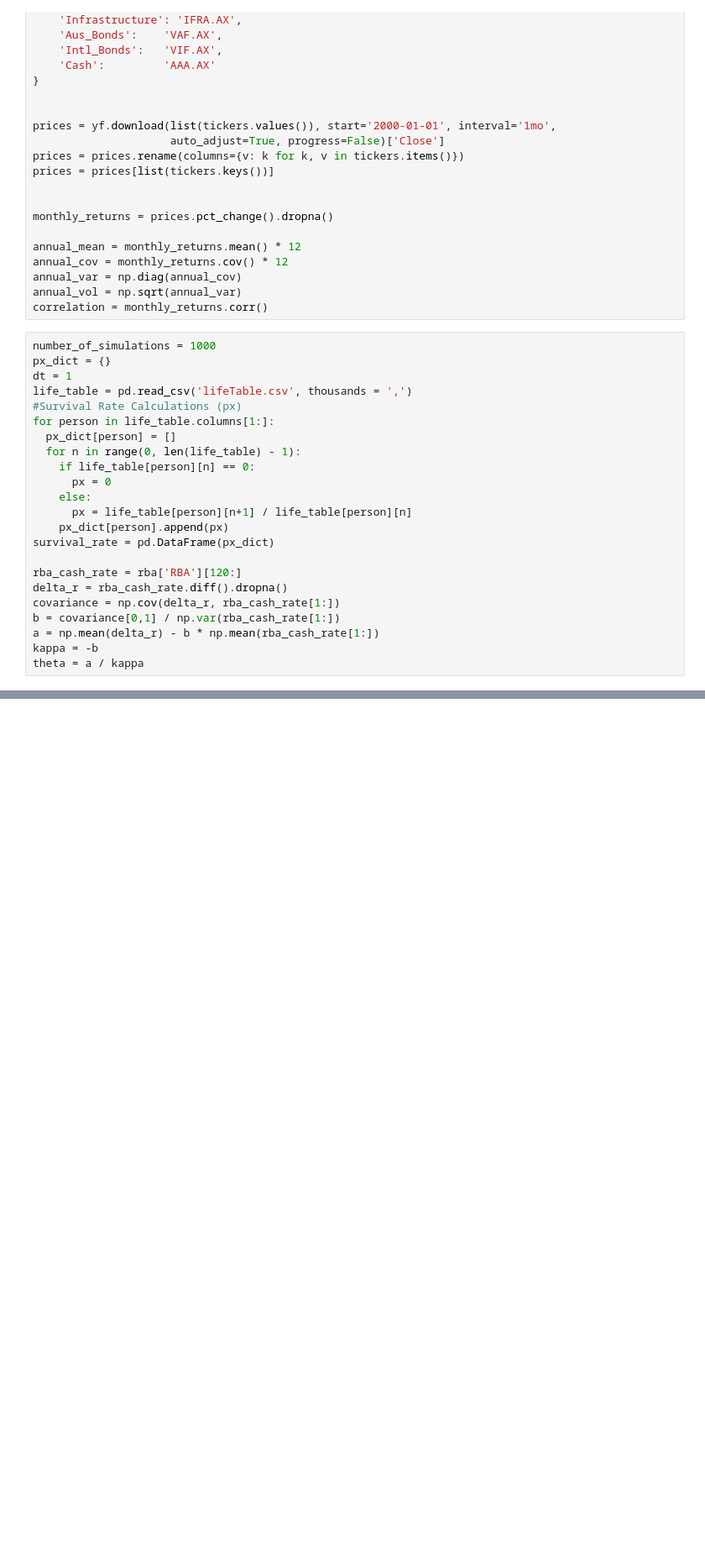
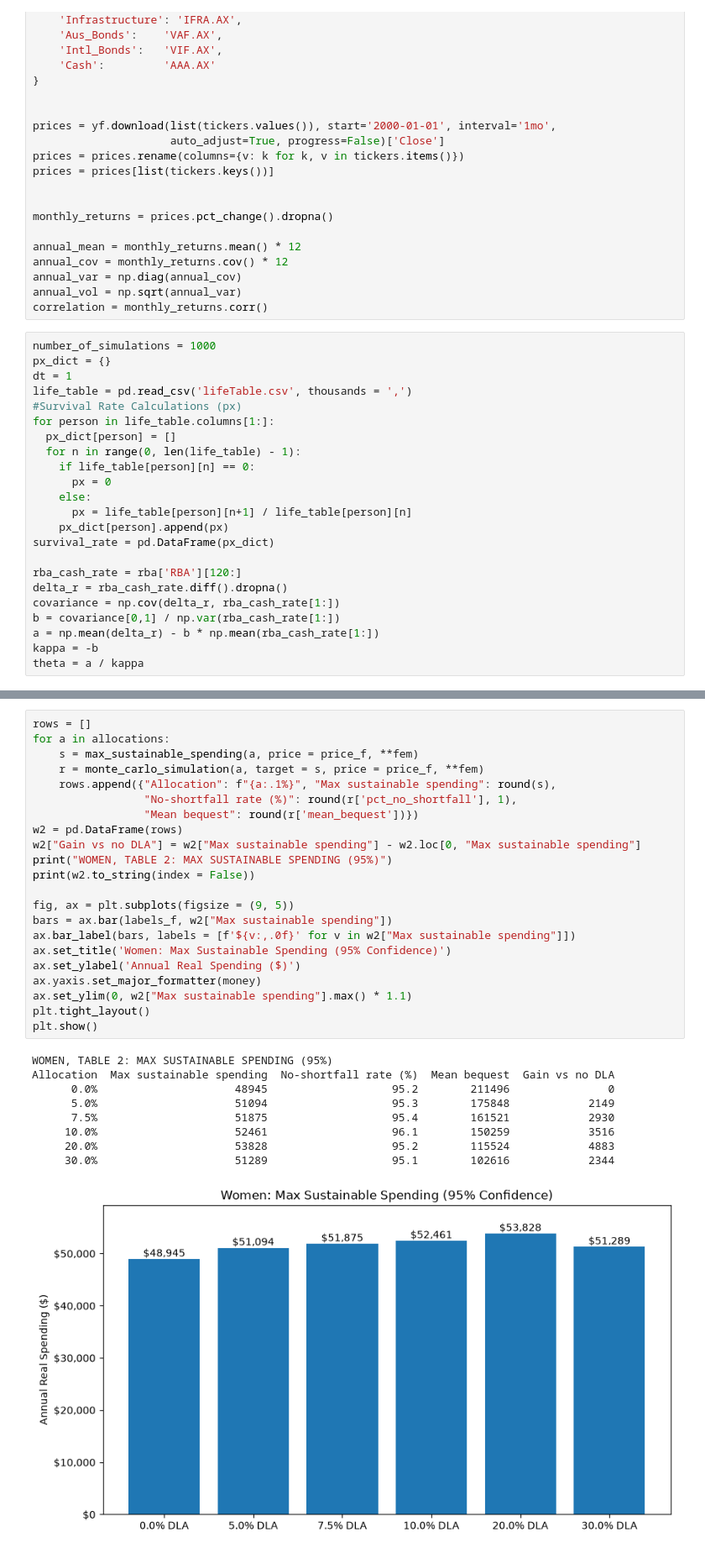
Before and after one commit to bennguyen9034/dla_monte_carlo, a Jupyter notebook: simulations.ipynb, the cells around one changed output, grey strips where cells are left out. Shown at 84% size. Drawn from its saved outputs; the diff is of its cells as text; blank space fills up the shorter version.

```diff
--- a/simulations.ipynb
+++ b/simulations.ipynb
@@ -672,0 +761,32 @@ Set eligible_retirees_per_year (sourced) to estimate aggregate fiscal cost.
+# %%
+rows = []
+for a in allocations:
+    s = max_sustainable_spending(a, price = price_f, **fem)
+    r = monte_carlo_simulation(a, target = s, price = price_f, **fem)
+    rows.append({"Allocation": f"{a:.1%}", "Max sustainable spending": round(s),
+                 "No-shortfall rate (%)": round(r['pct_no_shortfall'], 1),
+                 "Mean bequest": round(r['mean_bequest'])})
+w2 = pd.DataFrame(rows)
+w2["Gain vs no DLA"] = w2["Max sustainable spending"] - w2.loc[0, "Max sustainable spending"]
+print("WOMEN, TABLE 2: MAX SUSTAINABLE SPENDING (95%)")
+print(w2.to_string(index = False))
+
+fig, ax = plt.subplots(figsize = (9, 5))
+bars = ax.bar(labels_f, w2["Max sustainable spending"])
+ax.bar_label(bars, labels = [f'${v:,.0f}' for v in w2["Max sustainable spending"]])
+ax.set_title('Women: Max Sustainable Spending (95% Confidence)')
+ax.set_ylabel('Annual Real Spending ($)')
+ax.yaxis.set_major_formatter(money)
+ax.set_ylim(0, w2["Max sustainable spending"].max() * 1.1)
+plt.tight_layout()
+plt.show()
+# %% [output]
+WOMEN, TABLE 2: MAX SUSTAINABLE SPENDING (95%)
+Allocation  Max sustainable spending  No-shortfall rate (%)  Mean bequest  Gain vs no DLA
+      0.0%                     48945                   95.2        211496               0
+      5.0%                     51094                   95.3        175848            2149
+      7.5%                     51875                   95.4        161521            2930
+     10.0%                     52461                   96.1        150259            3516
+     20.0%                     53828                   95.2        115524            4883
+     30.0%                     51289                   95.1        102616            2344
+[figure, added]
```
Also changed, not shown: parts of 16 cells of this notebook, 3 other files.
